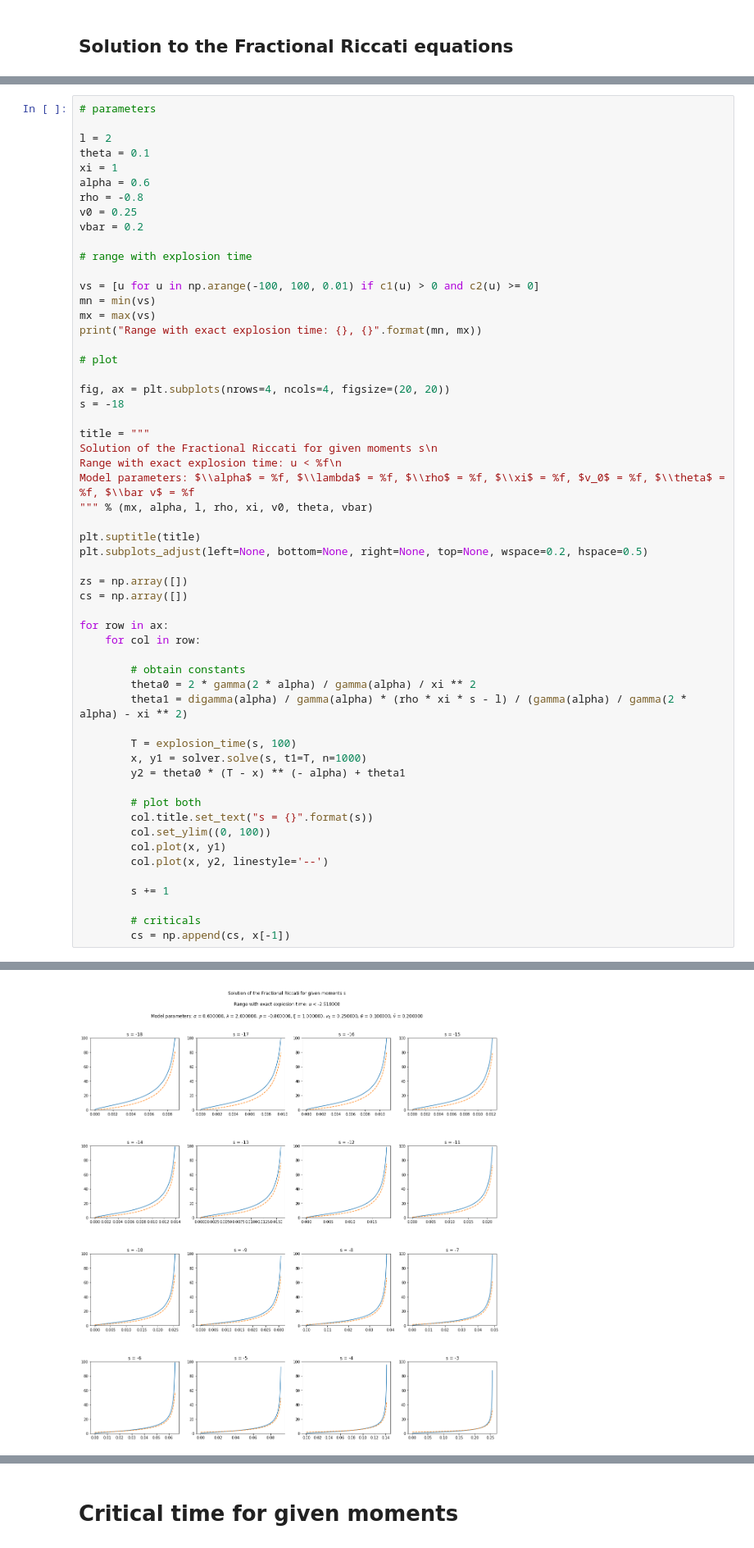
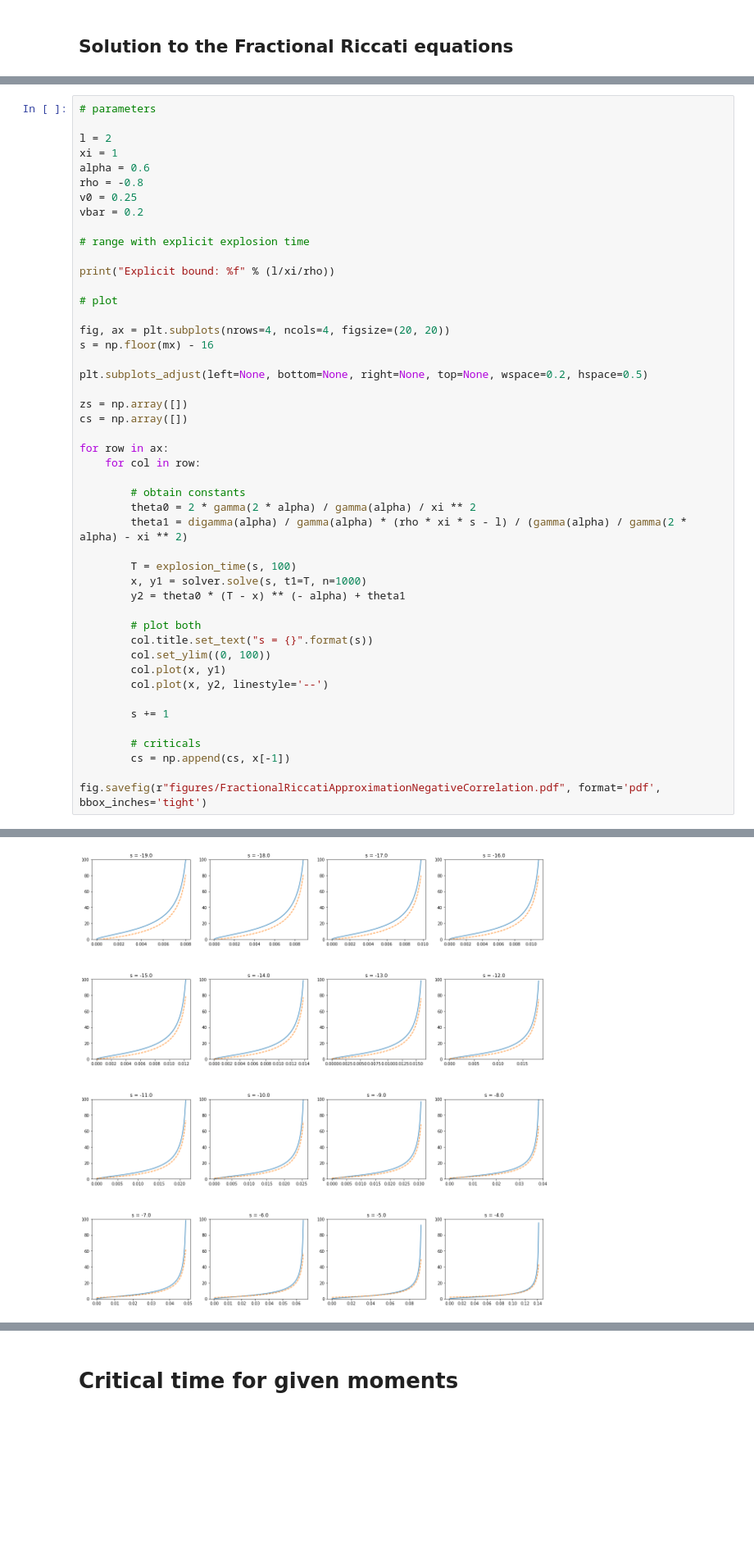
Before and after one commit to starovoitovs/master, a Jupyter notebook: vie.ipynb, the cells around one changed output, grey strips where cells are left out. Shown: that part at 82% size. Cells and saved outputs as stored; diff of their text form; blank space fills up the shorter version.

Commit message:
Good 4x4 plots

```diff
--- a/vie.ipynb
+++ b/vie.ipynb
@@ -178,61 +177,52 @@ explosion_time
 # parameters
 
 l = 2
-theta = 0.1
 xi = 1
 alpha = 0.6
 rho = -0.8
 v0 = 0.25
 vbar = 0.2
 
-# range with explosion time
+# range with explicit explosion time
 
-vs = [u for u in np.arange(-100, 100, 0.01) if c1(u) > 0 and c2(u) >= 0]
-mn = min(vs)
-mx = max(vs)
-print("Range with exact explosion time: {}, {}".format(mn, mx))
+print("Explicit bound: %f" % (l/xi/rho))
 
 # plot
 
 fig, ax = plt.subplots(nrows=4, ncols=4, figsize=(20, 20))
-s = -18
+s = np.floor(mx) - 16
 
-title = """
-Solution of the Fractional Riccati for given moments s\n
-Range with exact explosion time: u < %f\n
-Model parameters: $\\alpha$ = %f, $\\lambda$ = %f, $\\rho$ = %f, $\\xi$ = %f, $v_0$ = %f, $\\theta$ = %f, $\\bar v$ = %f
-""" % (mx, alpha, l, rho, xi, v0, theta, vbar)
-
-plt.suptitle(title)
 plt.subplots_adjust(left=None, bottom=None, right=None, top=None, wspace=0.2, hspace=0.5)
 
 zs = np.array([])
 cs = np.array([])
 
 for row in ax:
     for col in row:
 
         # obtain constants
         theta0 = 2 * gamma(2 * alpha) / gamma(alpha) / xi ** 2
         theta1 = digamma(alpha) / gamma(alpha) * (rho * xi * s - l) / (gamma(alpha) / gamma(2 * alpha) - xi ** 2)
 
         T = explosion_time(s, 100)
         x, y1 = solver.solve(s, t1=T, n=1000)
         y2 = theta0 * (T - x) ** (- alpha) + theta1
 
         # plot both
         col.title.set_text("s = {}".format(s))
         col.set_ylim((0, 100))
         col.plot(x, y1)
         col.plot(x, y2, linestyle='--')
 
         s += 1
 
         # criticals
         cs = np.append(cs, x[-1])
+
+fig.savefig(r"figures/FractionalRiccatiApproximationNegativeCorrelation.pdf", format='pdf', bbox_inches='tight')
 # %% [output]
 Range with exact explosion time: -100.0, -2.509999999950125
-[figure, old version]
+[figure, new version]
 # %%
 # parameters
 
```
Also changed, not shown: parts of 10 cells of this notebook, 2 other files.
